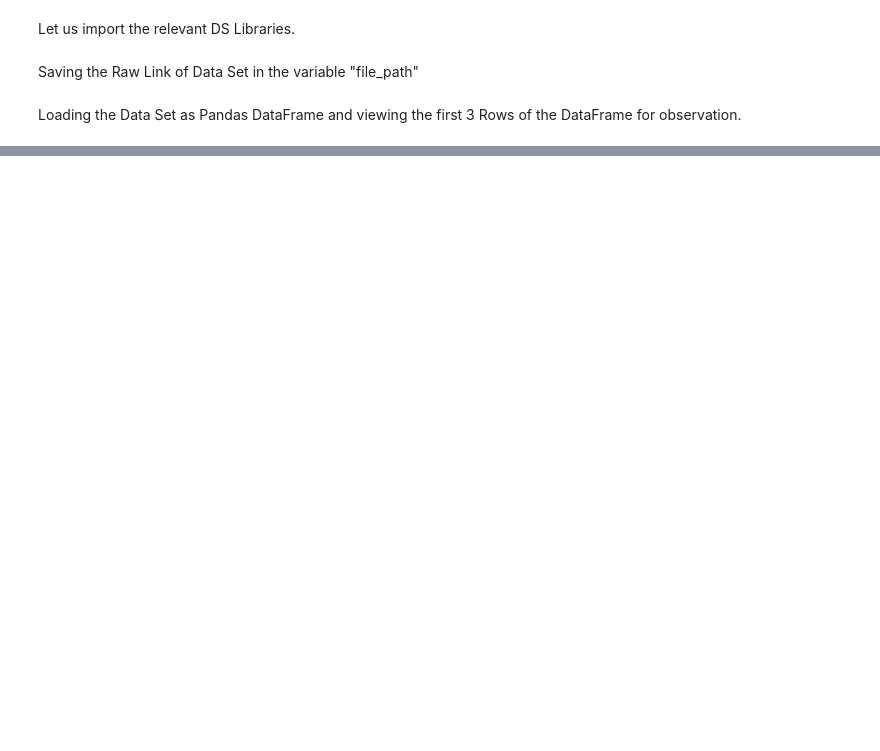
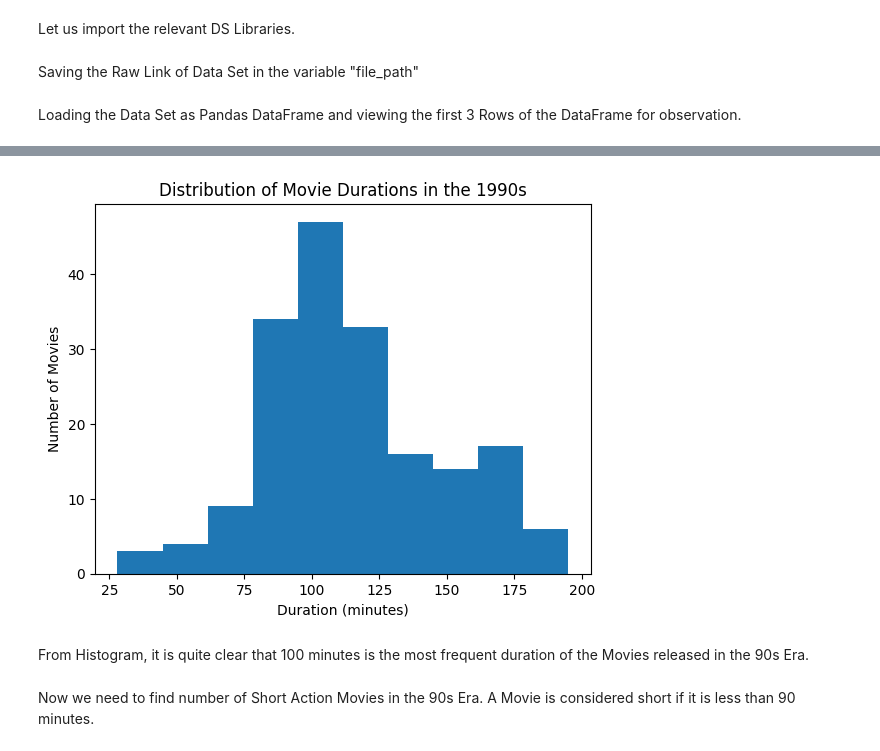
Before and after one commit to HarisJafri-xcode/Data-Analyst-in-Python, a Jupyter notebook: 05_Project_Investigating_Netflix_Movies/Investigating_Netflix_Movies.ipynb, the cells around one changed output, grey strips where cells are left out. Cells and saved outputs as stored; diff of their text form; code cells hidden in the pictures; blank space fills up the shorter version.

Commit message:
Short Project Uploaded

```diff
--- a/05_Project_Investigating_Netflix_Movies/Investigating_Netflix_Movies.ipynb
+++ b/05_Project_Investigating_Netflix_Movies/Investigating_Netflix_Movies.ipynb
@@ -31,0 +34,8 @@ df.head(3)
+# %%
+# Subsetting the DataFrame for the type "Movie"
+
+movie_mask = df["type"] == "Movie"
+
+df_movie = df[movie_mask]
+
+df_movie.head(3)
@@ -31,0 +47,8 @@ df.head(3)
+# %%
+# Keeping only the movies in 90s Era
+
+movie_90s_mask = (df_movie["release_year"] >= 1990) & (df_movie["release_year"] < 2000)
+
+df_movie_90s = df_movie[movie_90s_mask]
+
+df_movie_90s.head(3)
@@ -31,0 +60,9 @@ df.head(3)
+# %%
+# Viewing the distribution of movies duration released in 90s Era
+plt.hist(df_movie_90s["duration"])
+plt.title('Distribution of Movie Durations in the 1990s')
+plt.xlabel('Duration (minutes)')
+plt.ylabel('Number of Movies')
+plt.show()
+# %% [output]
+[figure, added]
@@ -31,0 +71,4 @@ df.head(3)
+# %% [markdown]
+From Histogram, it is quite clear that 100 minutes is the most frequent duration of the Movies released in the 90s Era.
+# %% [markdown]
+Now we need to find number of Short Action Movies in the 90s Era. A Movie is considered short if it is less than 90 minutes.
```
Also changed, not shown: parts of 10 cells of this notebook.
